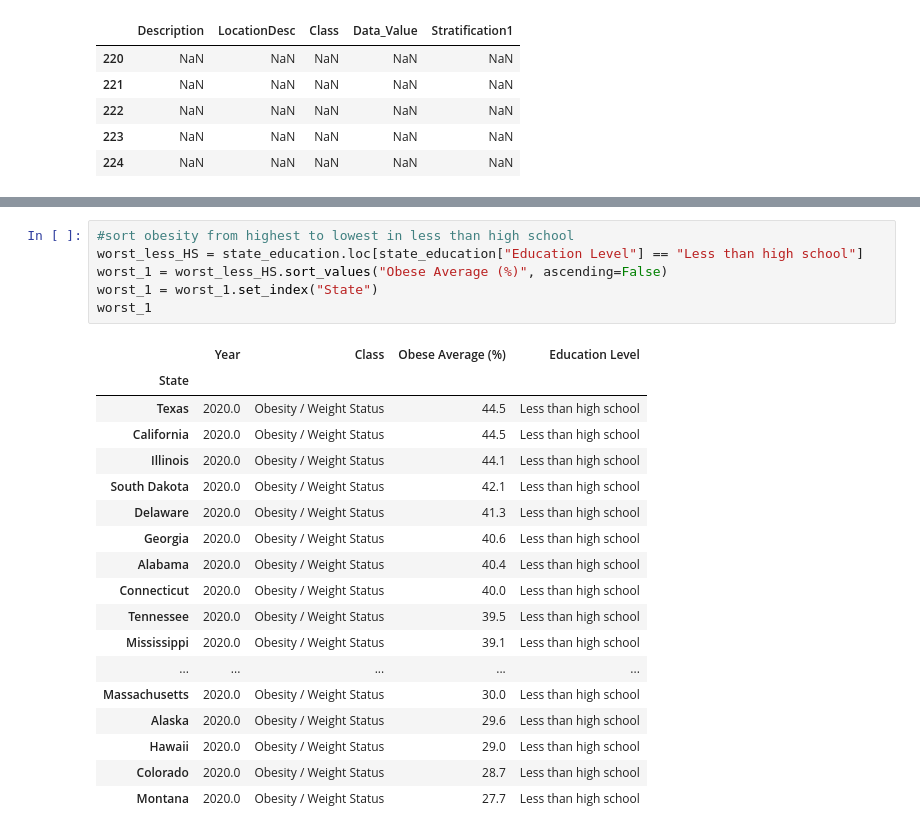
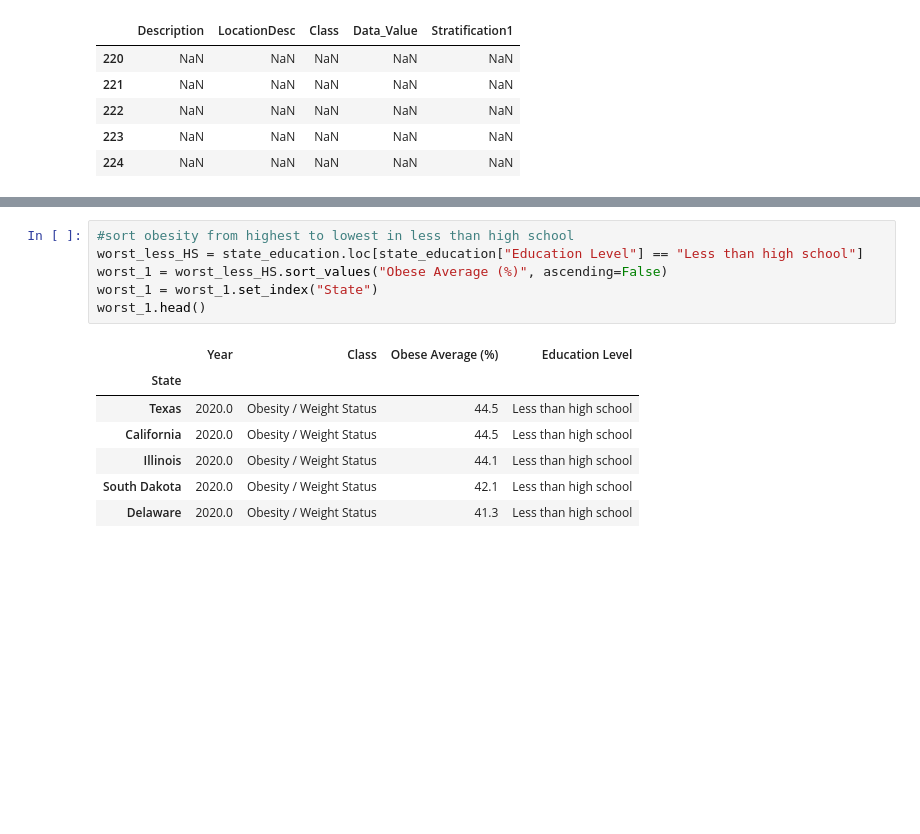
Before and after one commit to latoyawenzinger/Project_1_Healthcare, a Jupyter notebook: education_data.ipynb, the cells around one changed output, grey strips where cells are left out. Saved outputs shown, nothing was run; the diff lists cells and outputs as text; blank space fills up the shorter version.

```diff
--- a/education_data.ipynb
+++ b/education_data.ipynb
@@ -105,28 +77,17 @@ best
 # %%
 #sort obesity from highest to lowest in less than high school
 worst_less_HS = state_education.loc[state_education["Education Level"] == "Less than high school"]
 worst_1 = worst_less_HS.sort_values("Obese Average (%)", ascending=False)
 worst_1 = worst_1.set_index("State")
-worst_1
+worst_1.head()
 # %% [output]
 |  | Year | Class | Obese Average (%) | Education Level |
 | State |  |  |  |  |
 | Texas | 2020.0 | Obesity / Weight Status | 44.5 | Less than high school |
 | California | 2020.0 | Obesity / Weight Status | 44.5 | Less than high school |
 | Illinois | 2020.0 | Obesity / Weight Status | 44.1 | Less than high school |
 | South Dakota | 2020.0 | Obesity / Weight Status | 42.1 | Less than high school |
 | Delaware | 2020.0 | Obesity / Weight Status | 41.3 | Less than high school |
-| Georgia | 2020.0 | Obesity / Weight Status | 40.6 | Less than high school |
-| Alabama | 2020.0 | Obesity / Weight Status | 40.4 | Less than high school |
-| Connecticut | 2020.0 | Obesity / Weight Status | 40.0 | Less than high school |
-| Tennessee | 2020.0 | Obesity / Weight Status | 39.5 | Less than high school |
-| Mississippi | 2020.0 | Obesity / Weight Status | 39.1 | Less than high school |
-| ... | ... | ... | ... | ... |
-| Massachusetts | 2020.0 | Obesity / Weight Status | 30.0 | Less than high school |
-| Alaska | 2020.0 | Obesity / Weight Status | 29.6 | Less than high school |
-| Hawaii | 2020.0 | Obesity / Weight Status | 29.0 | Less than high school |
-| Colorado | 2020.0 | Obesity / Weight Status | 28.7 | Less than high school |
-| Montana | 2020.0 | Obesity / Weight Status | 27.7 | Less than high school |
 # %%
 worst_HS = state_education.loc[state_education["Education Level"] == "High school graduate"]
 worst_2 = worst_HS.sort_values("Obese Average (%)", ascending=False)
```
Also changed, not shown: parts of 12 cells of this notebook, 4 other files.
